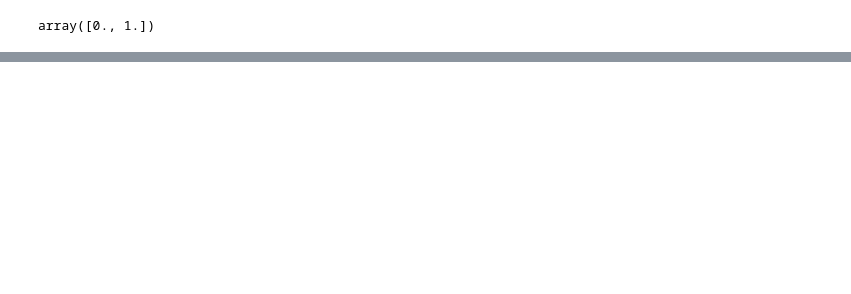
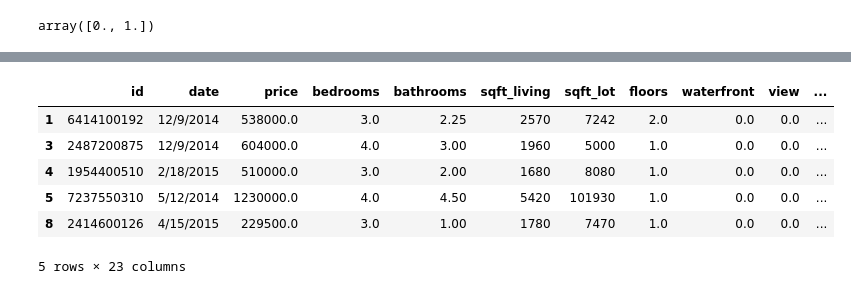
Before and after one commit to learn-co-students/london-ds-100719, a Jupyter notebook: mod_1/project/solution for kc_data Project.ipynb, the cells around one changed output, grey strips where cells are left out. Cells and saved outputs as stored; diff of their text form; code cells hidden in the pictures; blank space fills up the shorter version.

```diff
--- a/mod_1/project/solution for kc_data Project.ipynb
+++ b/mod_1/project/solution for kc_data Project.ipynb
@@ -110,0 +206,2 @@ kc_data['yr_renovated'].unique()
+# %%
+data['year_sold'] = data['date'].map(lambda x: x[-4:])
@@ -110,0 +239,15 @@ kc_data['yr_renovated'].unique()
+# %%
+#convert year sold to integer
+data['year_sold'] = data['year_sold'].astype('int64')
+# %%
+#using lambda function to find the age of the building by taking out yr built from yr sold
+data = data.assign(age = lambda x: x['year_sold'] - x['yr_built'])
+data.head()
+# %% [output]
+|  | id | date | price | bedrooms | bathrooms | sqft_living | sqft_lot | floors | waterfront | view | ... |
+| 1 | 6414100192 | 12/9/2014 | 538000.0 | 3.0 | 2.25 | 2570 | 7242 | 2.0 | 0.0 | 0.0 | ... |
+| 3 | 2487200875 | 12/9/2014 | 604000.0 | 4.0 | 3.00 | 1960 | 5000 | 1.0 | 0.0 | 0.0 | ... |
+| 4 | 1954400510 | 2/18/2015 | 510000.0 | 3.0 | 2.00 | 1680 | 8080 | 1.0 | 0.0 | 0.0 | ... |
+| 5 | 7237550310 | 5/12/2014 | 1230000.0 | 4.0 | 4.50 | 5420 | 101930 | 1.0 | 0.0 | 0.0 | ... |
+| 8 | 2414600126 | 4/15/2015 | 229500.0 | 3.0 | 1.00 | 1780 | 7470 | 1.0 | 0.0 | 0.0 | ... |
+5 rows × 23 columns
```
Also changed, not shown: parts of 25 cells of this notebook, 43 other files.
